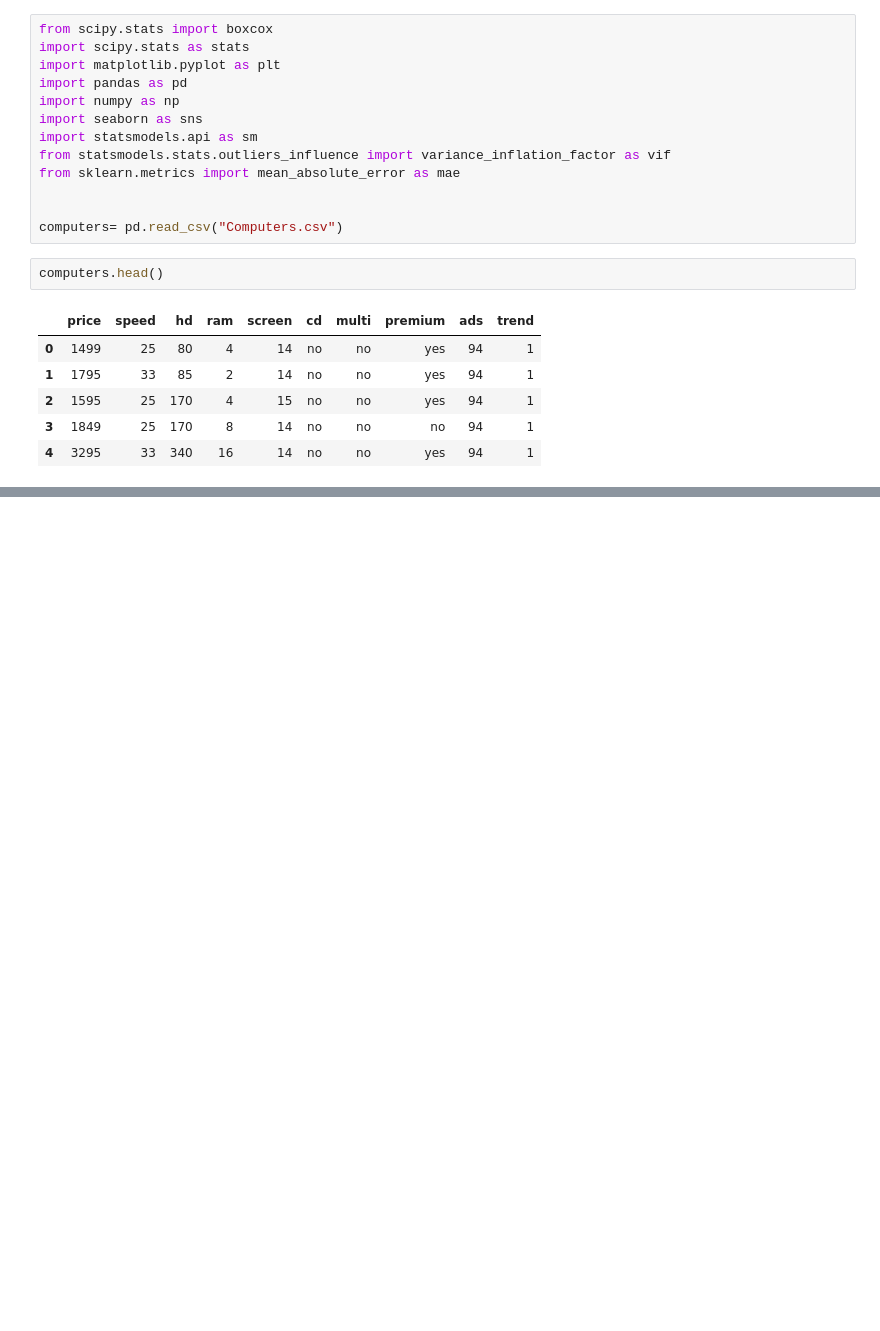
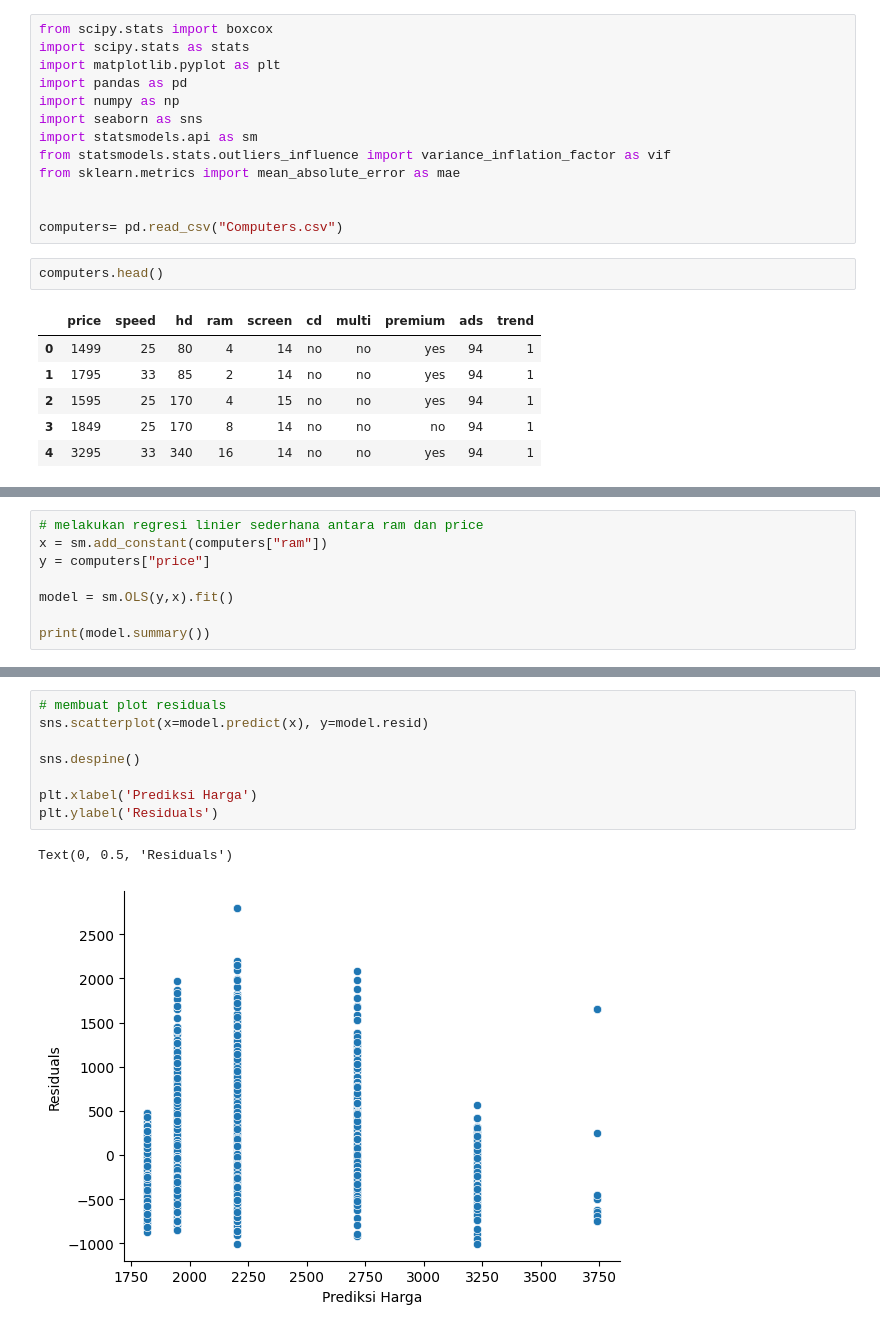
Before and after one commit to daffa-789/EC-EB, a Jupyter notebook: TUGAS UTS.ipynb, the cells around one changed output, grey strips where cells are left out. Cells and saved outputs as stored; diff of their text form; blank space fills up the shorter version.

```diff
--- a/TUGAS UTS.ipynb
+++ b/TUGAS UTS.ipynb
@@ -70,0 +85,8 @@ NameError: name 'computers' is not defined
+# %%
+# melakukan regresi linier sederhana antara ram dan price
+x = sm.add_constant(computers["ram"])
+y = computers["price"]
+
+model = sm.OLS(y,x).fit()
+
+print(model.summary())
@@ -70,0 +111,11 @@ NameError: name 'computers' is not defined
+# %%
+# membuat plot residuals
+sns.scatterplot(x=model.predict(x), y=model.resid)
+
+sns.despine()
+
+plt.xlabel('Prediksi Harga')
+plt.ylabel('Residuals')
+# %% [output]
+Text(0, 0.5, 'Residuals')
+[figure, added]
```
Also changed, not shown: parts of 20 cells of this notebook, 6 other files.
